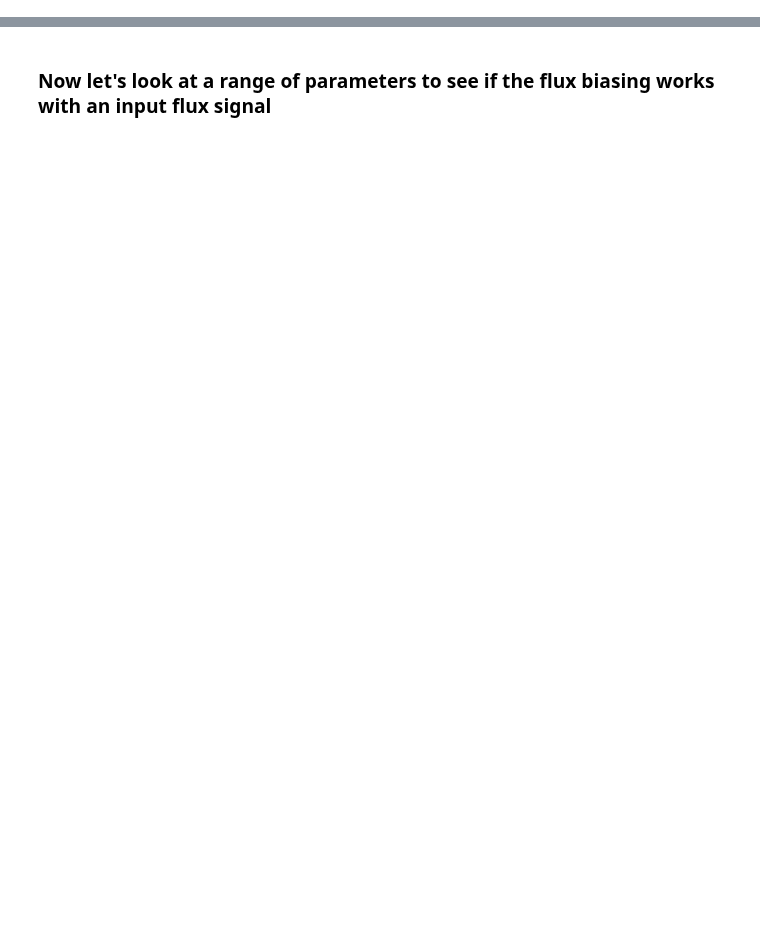
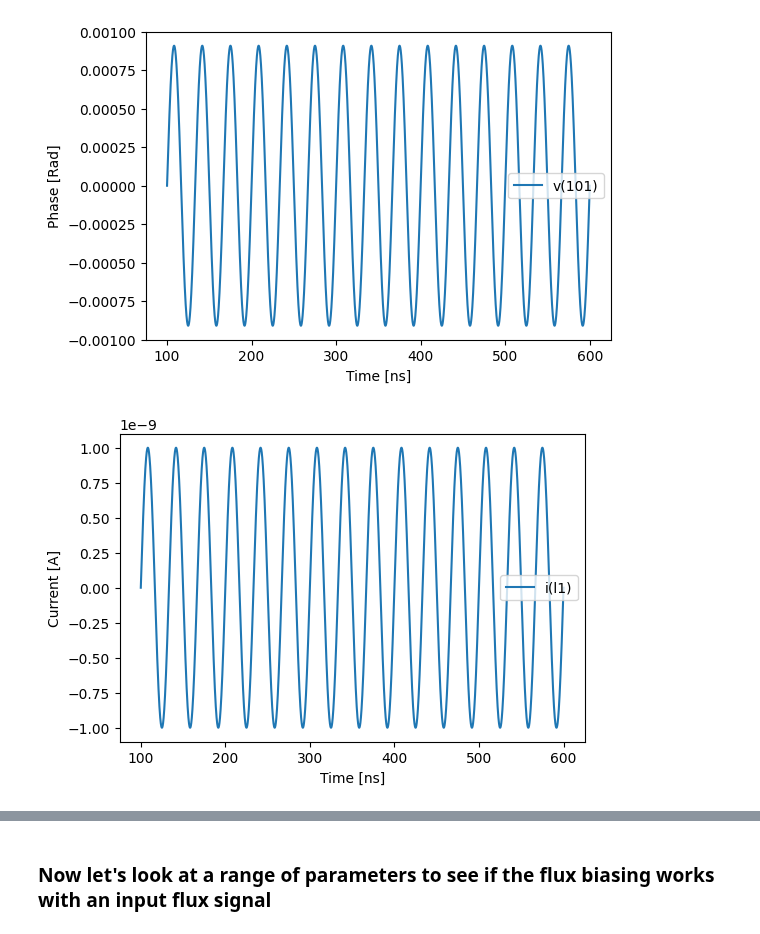
Before and after one commit to SLAC-FPD/bode-fano, a Jupyter notebook: dcbias_test.ipynb, the cells around one changed output, grey strips where cells are left out. Cells and saved outputs as stored; diff of their text form; code cells hidden in the pictures; blank space fills up the shorter version.

```diff
--- a/dcbias_test.ipynb
+++ b/dcbias_test.ipynb
@@ -14,0 +35,7 @@ engine = simulation.WRWrapper(command = "/mnt/c/Users/pstark/xictools/wrspice/bi
+# %%
+params = {'level':1, 'icrit_mag': 1.0e-6, 'i1_phase': 0, 'i1_mag': 1e-9, 'i1_freq': 30e6, 'ibias_mag': 0,
+          'l0_mag': 3e-12, 'k1_mag': 1, 'l1_mag': 3e-10, 'l2_mag': 0, 'lb_mag': 0, 'ics_mag': 1.1e-6, 'phi_mag': 0, 'lb_bias_mag': 3.0e-12,
+          'tran_step': 1e-11, 'tran_stop': 6e-7, 'tran_start': 1e-7, 'maxdata': 1024000, 'output_file': None}
+
+# Check the script before running
+print(parallel.format(**params))
@@ -14,0 +57,10 @@ engine = simulation.WRWrapper(command = "/mnt/c/Users/pstark/xictools/wrspice/bi
+# %%
+%%time
+# Run the script by passing the params to the run() method
+dat2 = engine.run(parallel, **params)
+
+# Extract the data
+dat2 = dat2.to_array()
+ts = dat2[0]
+v2 = dat2[1]
+v3 = dat2[2]
@@ -14,0 +70,17 @@ engine = simulation.WRWrapper(command = "/mnt/c/Users/pstark/xictools/wrspice/bi
+# %%
+# Plot the data
+plt.figure(figsize=(6,4))
+plt.plot(ts*1e9, v3, label="v(101)")
+plt.xlabel("Time [ns]")
+plt.ylabel("Phase [Rad]")
+plt.legend()
+
+plt.figure(figsize=(6,4))
+plt.plot(ts*1e9, v2, label="i(l1)")
+plt.xlabel("Time [ns]")
+plt.ylabel("Current [A]")
+plt.legend()
+plt.show()
+# %% [output]
+[figure, added]
+[figure, added]
```
Also changed, not shown: parts of 32 cells of this notebook.
